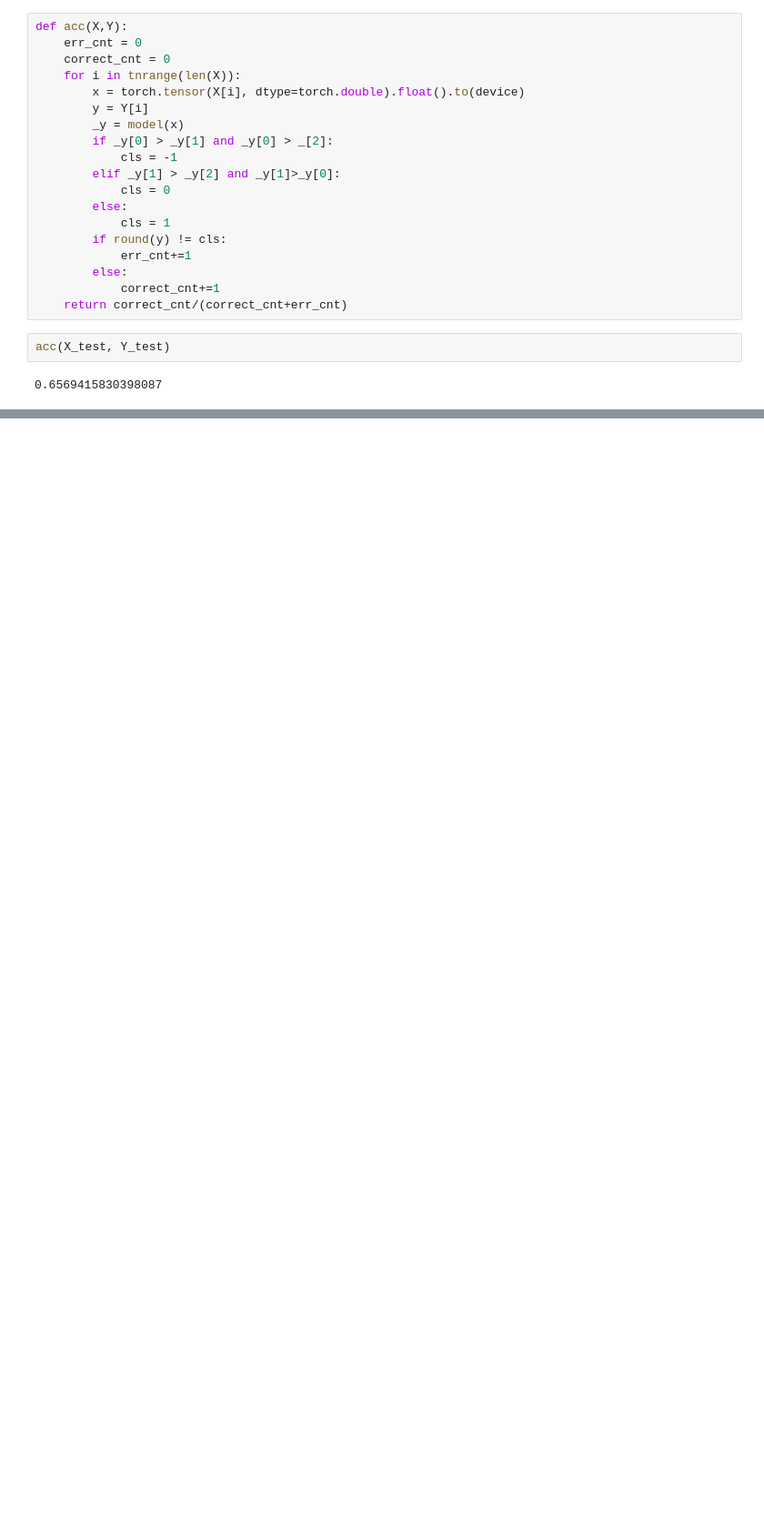
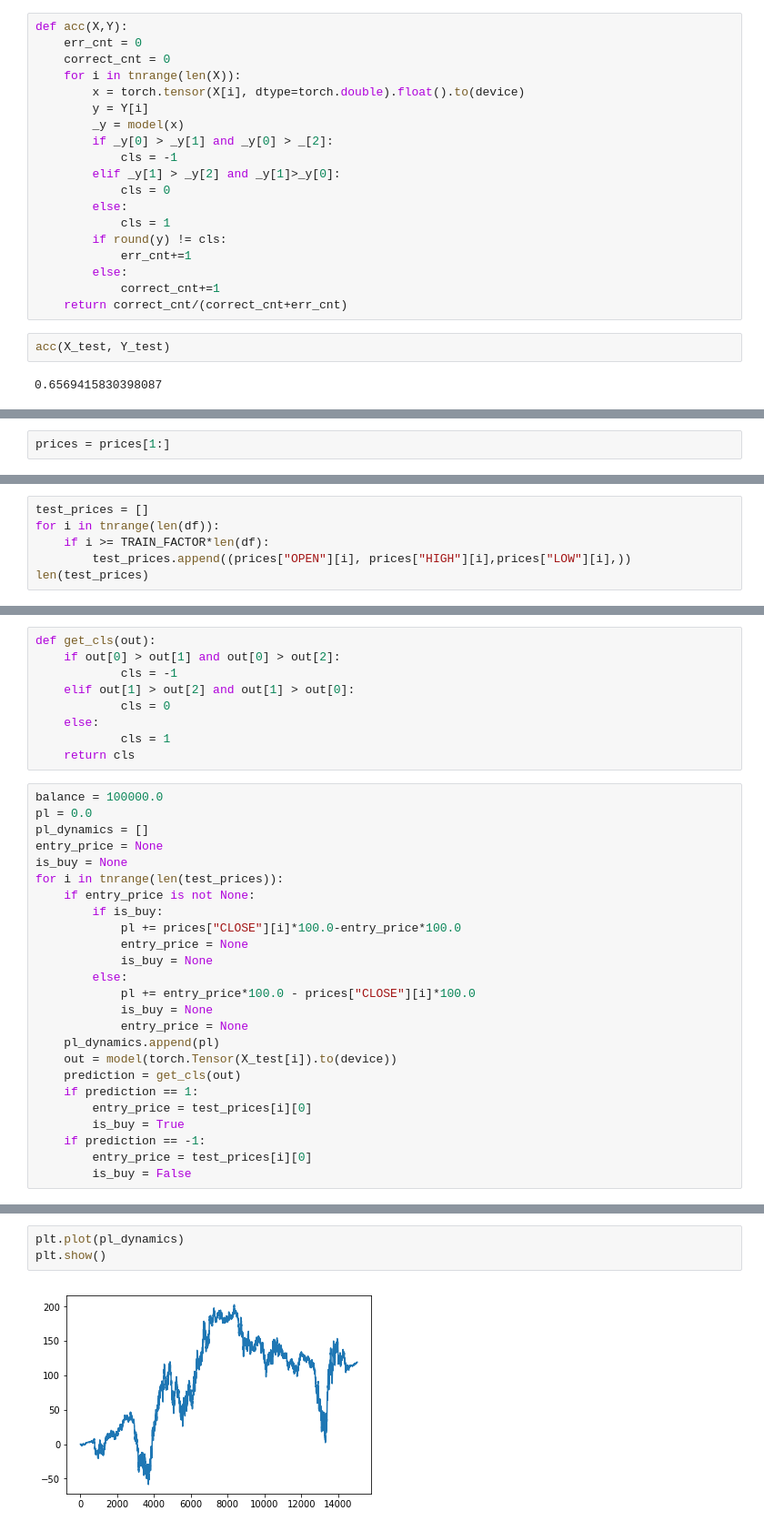
Before and after one commit to 0x50f13/ResearchSeminar-R1, a Jupyter notebook: DNN.ipynb, the cells around one changed output, grey strips where cells are left out. Shown at 91% size. Saved outputs shown, nothing was run; the diff lists cells and outputs as text; blank space fills up the shorter version.

```diff
--- a/DNN.ipynb
+++ b/DNN.ipynb
@@ -253,0 +339,2 @@ acc(X_test, Y_test)
+# %%
+prices = prices[1:]
@@ -253,0 +343,6 @@ acc(X_test, Y_test)
+# %%
+test_prices = []
+for i in tnrange(len(df)):
+    if i >= TRAIN_FACTOR*len(df):
+        test_prices.append((prices["OPEN"][i], prices["HIGH"][i],prices["LOW"][i],))
+len(test_prices)
@@ -253,0 +355,34 @@ acc(X_test, Y_test)
+# %%
+def get_cls(out):
+    if out[0] > out[1] and out[0] > out[2]:
+            cls = -1
+    elif out[1] > out[2] and out[1] > out[0]:
+            cls = 0
+    else:
+            cls = 1
+    return cls
+# %%
+balance = 100000.0
+pl = 0.0
+pl_dynamics = []
+entry_price = None
+is_buy = None
+for i in tnrange(len(test_prices)):
+    if entry_price is not None:
+        if is_buy:
+            pl += prices["CLOSE"][i]*100.0-entry_price*100.0
+            entry_price = None
+            is_buy = None
+        else:
+            pl += entry_price*100.0 - prices["CLOSE"][i]*100.0
+            is_buy = None
+            entry_price = None
+    pl_dynamics.append(pl)
+    out = model(torch.Tensor(X_test[i]).to(device))
+    prediction = get_cls(out)
+    if prediction == 1:
+        entry_price = test_prices[i][0]
+        is_buy = True
+    if prediction == -1:
+        entry_price = test_prices[i][0]
+        is_buy = False
@@ -253,0 +393,5 @@ acc(X_test, Y_test)
+# %%
+plt.plot(pl_dynamics)
+plt.show()
+# %% [output]
+[figure, added]
```
Also changed, not shown: parts of 16 cells of this notebook.
